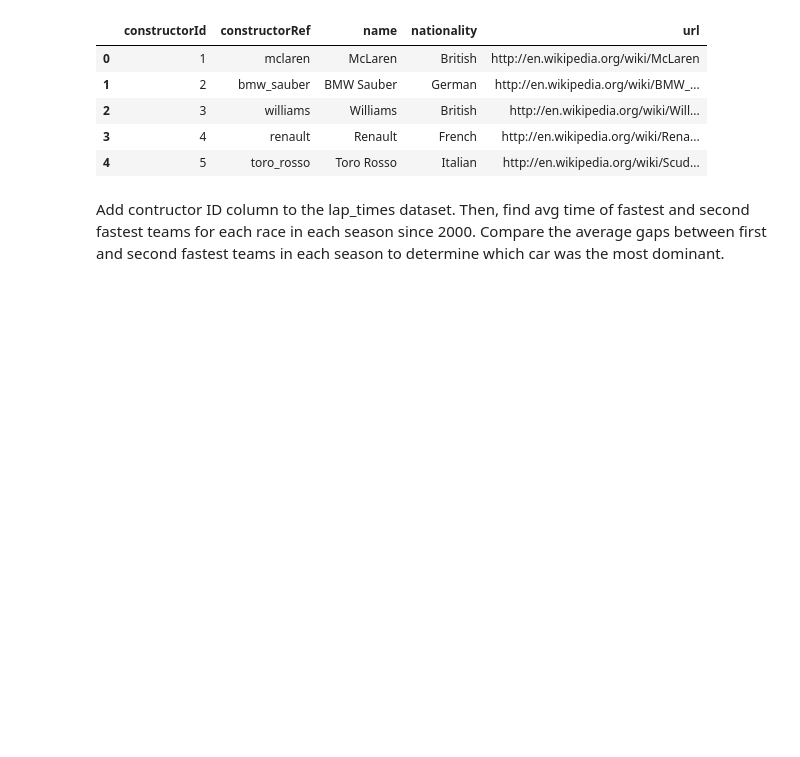
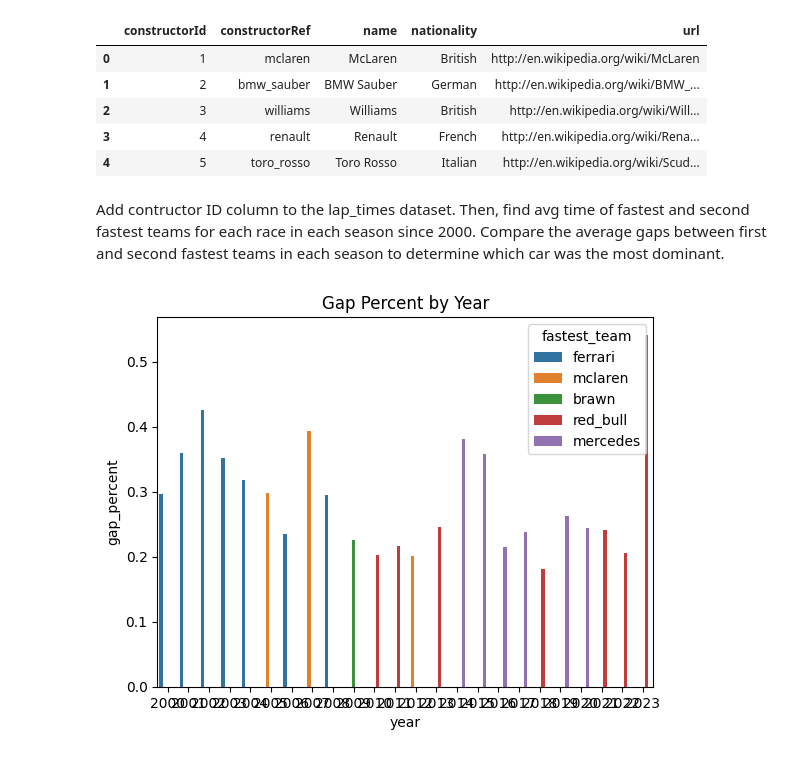
Before and after one commit to MatthewFoster02/The-Formula-Behind-Formula-1-Driven-By-Data, a Jupyter notebook: src/average_laptime.ipynb, the cells around one changed output. Drawn from its saved outputs; the diff is of its cells as text; code cells hidden in the pictures; blank space fills up the shorter version.

```diff
--- a/src/average_laptime.ipynb
+++ b/src/average_laptime.ipynb
@@ -159,3 +126,50 @@ avg_laptimes_by_race_and_driver_finished_all_laps = avg_laptimes_by_race_and_dri
 avg_laptimes_by_race_and_team = avg_laptimes_by_race_and_driver_finished_all_laps.groupby(['year', 'name', 'constructorRef'], as_index=False).agg({'raceId': 'first', 'milliseconds': 'mean', 'year': 'first', 'name': 'first', 'constructorRef': 'first', 'lap': 'last'})
 # %%
 top_2_fastest_teams_by_race = avg_laptimes_by_race_and_team.groupby(['year', 'name'], as_index=False).apply(lambda x: x.sort_values(by = 'milliseconds', ascending = True).head(2).reset_index(drop = True))
+# %%
+# Remove shortened Races
+top_2_fastest_teams_by_race = top_2_fastest_teams_by_race[top_2_fastest_teams_by_race['lap'] >= 44]
+# %%
+top_2_fastest_teams_by_race = top_2_fastest_teams_by_race.drop(top_2_fastest_teams_by_race.index[700])
+top_2_fastest_teams_by_race = top_2_fastest_teams_by_race.drop(top_2_fastest_teams_by_race.index[429])
+top_2_fastest_teams_by_race = top_2_fastest_teams_by_race.drop(top_2_fastest_teams_by_race.index[204])
+# %%
+# Split dataframe into the fastest teams and second fastest teams (separate arrays)
+df_arr = top_2_fastest_teams_by_race.to_numpy()
+row1_arr = df_arr[::2]
+row2_arr = df_arr[1::2] if len(df_arr) % 2 == 0 else df_arr[1:-1:2]
+
+gap_per_race = pd.DataFrame()
+raceIDs = []
+gaps = []
+years = []
+races = []
+fastest_teams =[]
+second_teams = []
+for row1, row2 in zip(row1_arr, row2_arr):
+    raceIDs.append(row1[0])
+    gap_percent = abs((row1[1] - row2[1])/row2[1]) * 100
+    gaps.append(gap_percent)
+    years.append(row1[2])
+    races.append(row1[3])
+    fastest_teams.append(row1[4])
+    second_teams.append(row2[4])
+
+gap_per_race['raceID'] = raceIDs
+gap_per_race['year'] = years
+gap_per_race['circuit_name'] = races
+gap_per_race['fastest_team'] = fastest_teams
+gap_per_race['second_team'] = second_teams
+gap_per_race['gap_percent'] = gaps
+# %%
+# Now get the average gap per season (year)
+mode_df = gap_per_race.groupby('year')['fastest_team'].apply(lambda x: x.mode()[0]).reset_index()
+avg_gap_by_season = gap_per_race.groupby(['year'], as_index=False).agg({'year': 'first', 'gap_percent': 'mean', 'fastest_team': lambda x: statistics.mode(x)})
+# %%
+
+sns.barplot(x='year', y='gap_percent', data=avg_gap_by_season, hue='fastest_team')
+
+plt.title('Gap Percent by Year')
+plt.show()
+# %% [output]
+[figure, added]
```
Also changed, not shown: parts of 10 cells of this notebook, 1 other file.
